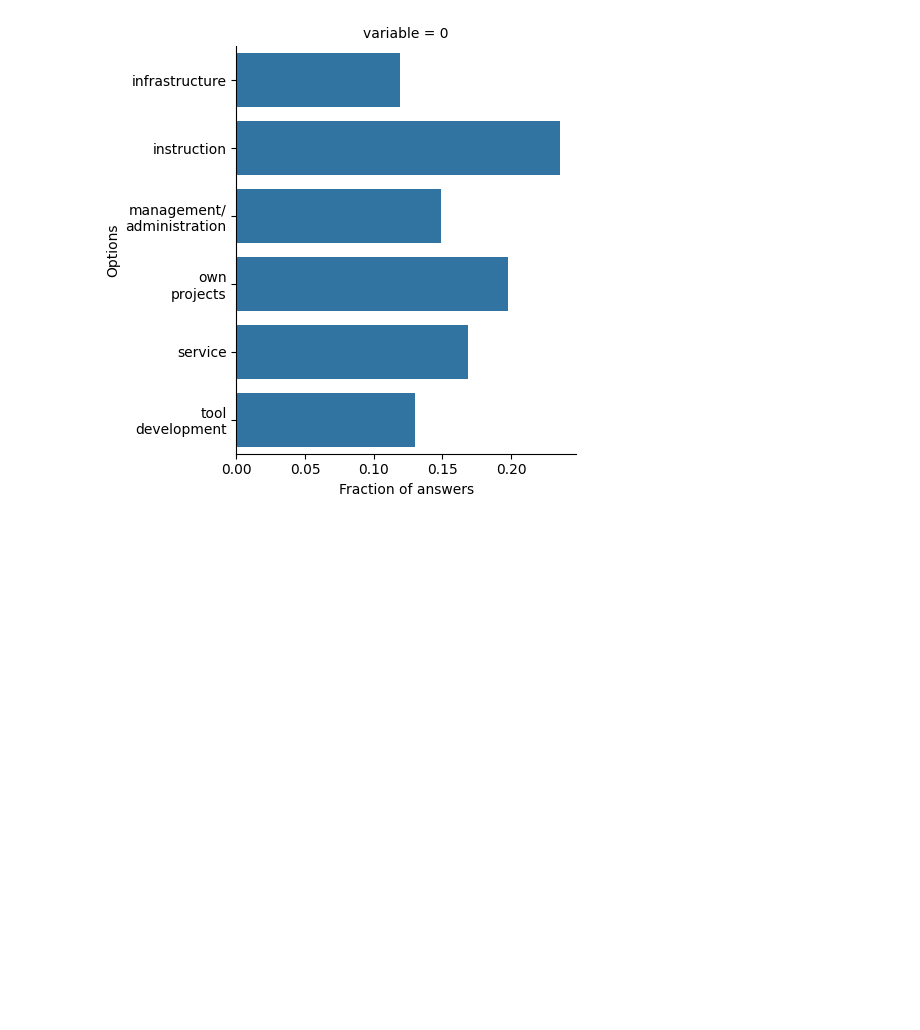
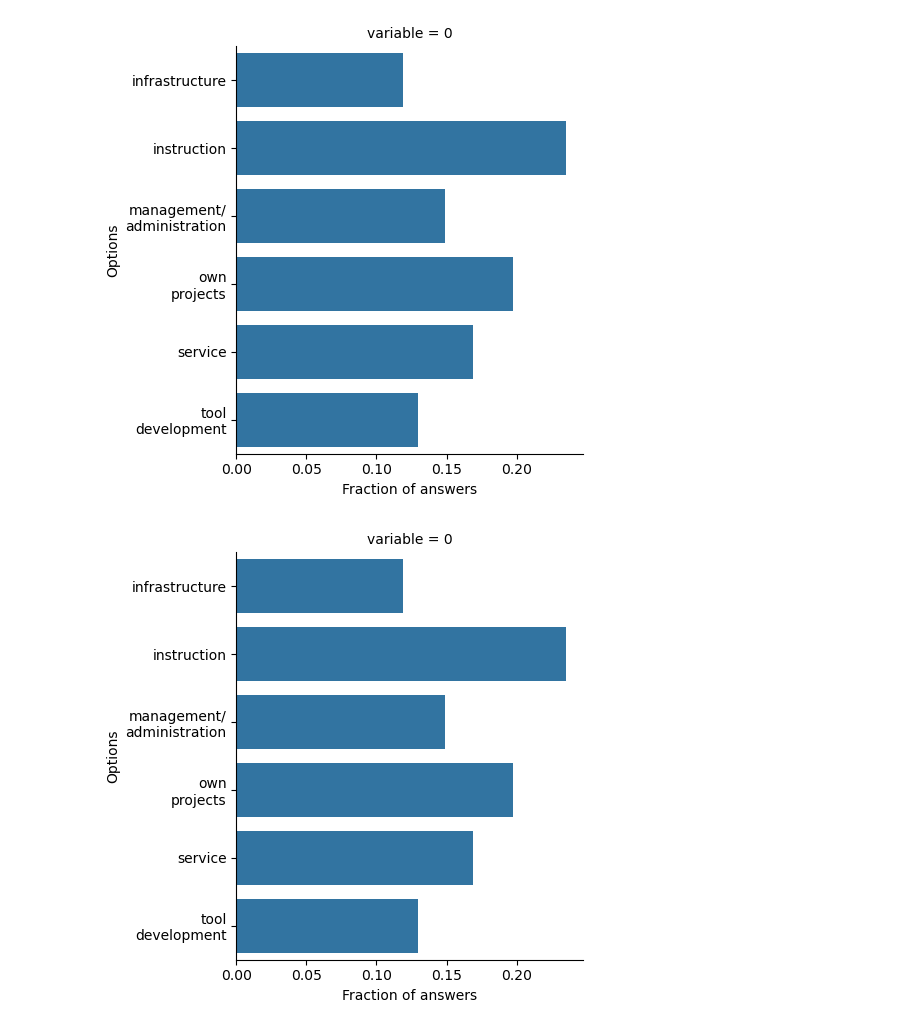
Before and after one commit to GloBIAS-BioimageAnalysts/Survey_2024, a Jupyter notebook: notebooks/time_spent.ipynb, the cells around one changed output. Saved outputs shown, nothing was run; the diff lists cells and outputs as text; code cells hidden in the pictures; blank space fills up the shorter version.

```diff
--- a/notebooks/time_spent.ipynb
+++ b/notebooks/time_spent.ipynb
@@ -53,18 +85,34 @@ Name: count, dtype: int64
 34  75-100%            tool\ndevelopment  0.007380
 35  75-100%  management/\nadministration  0.025830
 # %%
-options_dict = {'bioimage analysis instruction':'instruction',
-                  'bioimage analysis services':'service',
-                  'bioimage analysis infrastructure development and maintenance':'infrastructure',
-                  'own bioimage analysis project':'own\nprojects',
-                  'bioimage analysis tool development (not bound to a single service project)':'tool\ndevelopment',
-                  'management / administration':'management/\nadministration'}
+options_dict = {
+    "bioimage analysis instruction": "instruction",
+    "bioimage analysis services": "service",
+    "bioimage analysis infrastructure development and maintenance": "infrastructure",
+    "own bioimage analysis project": "own\nprojects",
+    "bioimage analysis tool development (not bound to a single service project)": "tool\ndevelopment",
+    "management / administration": "management/\nadministration",
+}
 
-facet_col = 'What is your age group'
-question_col = 'Q6 How many of the following do you do as part of your typical job Choose all options that apply'
+facet_col = "What is your age group"
+question_col = "Q6 How many of the following do you do as part of your typical job Choose all options that apply"
 
-utils.select_all_that_apply_hist_facet(df,question_col,'../figures/WhichDoYouDo.png',
-                                       options_dict=options_dict, drop_empty='question')
+utils.select_all_that_apply_hist_facet(
+    df,
+    question_col,
+    "../figures/WhichDoYouDo.png",
+    options_dict=options_dict,
+    drop_empty="question",
+)
+
+utils.select_all_that_apply_hist_facet(
+    df,
+    question_col,
+    "../figures/WhichDoYouDo.svg",
+    options_dict=options_dict,
+    drop_empty="question",
+)
 # %% [output]
-[figure, old version]
+[figure, new version]
+[figure, added]
 # %%
```
Also changed, not shown: parts of 6 cells of this notebook, 26 other files.
